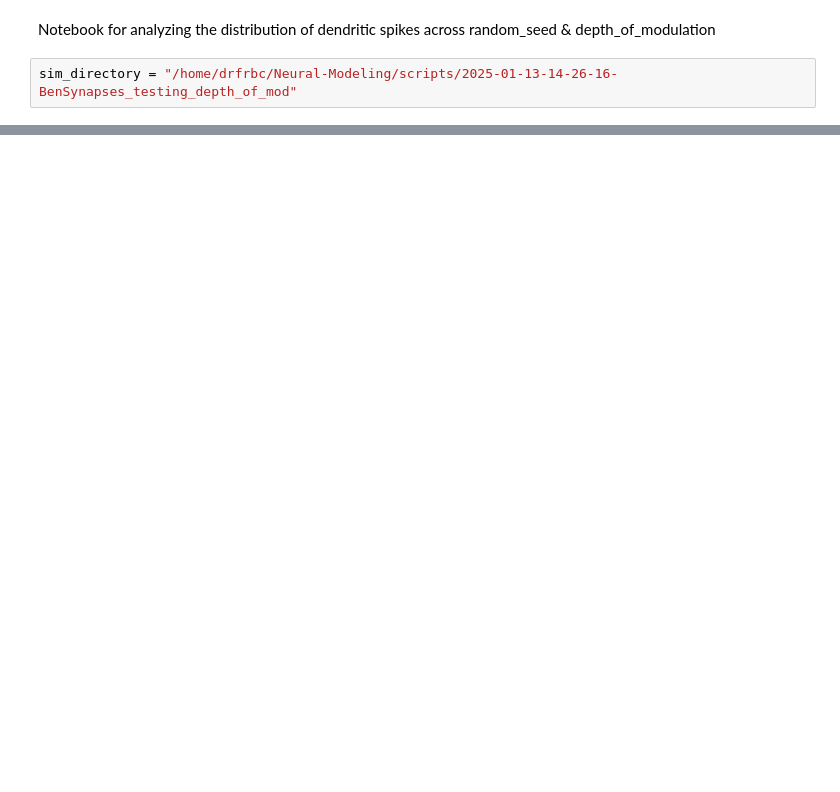
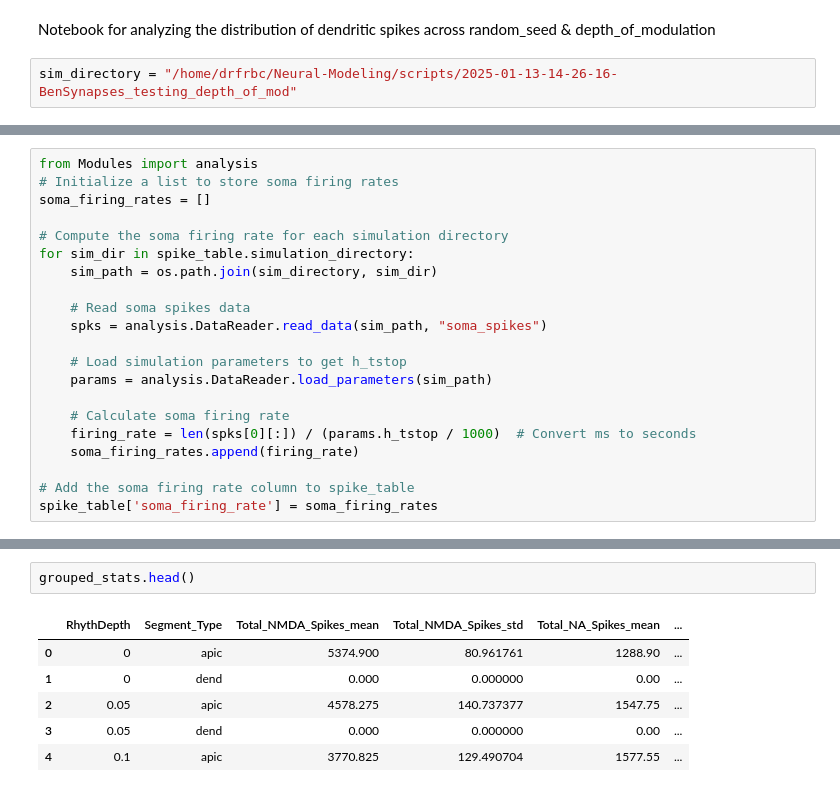
Before and after one commit to davidfague/Neural-Modeling, a Jupyter notebook: notebooks/rhyth_depth_mod_across_seeds.ipynb, the cells around one changed output, grey strips where cells are left out. Cells and saved outputs as stored; diff of their text form; blank space fills up the shorter version.

```diff
--- a/notebooks/rhyth_depth_mod_across_seeds.ipynb
+++ b/notebooks/rhyth_depth_mod_across_seeds.ipynb
@@ -20,0 +60,21 @@ ModuleNotFoundError: No module named 'synapse'
+# %%
+from Modules import analysis
+# Initialize a list to store soma firing rates
+soma_firing_rates = []
+
+# Compute the soma firing rate for each simulation directory
+for sim_dir in spike_table.simulation_directory:
+    sim_path = os.path.join(sim_directory, sim_dir)
+
+    # Read soma spikes data
+    spks = analysis.DataReader.read_data(sim_path, "soma_spikes")
+
+    # Load simulation parameters to get h_tstop
+    params = analysis.DataReader.load_parameters(sim_path)
+
+    # Calculate soma firing rate
+    firing_rate = len(spks[0][:]) / (params.h_tstop / 1000)  # Convert ms to seconds
+    soma_firing_rates.append(firing_rate)
+
+# Add the soma firing rate column to spike_table
+spike_table['soma_firing_rate'] = soma_firing_rates
@@ -20,0 +110,9 @@ ModuleNotFoundError: No module named 'synapse'
+# %%
+grouped_stats.head()
+# %% [output]
+|  | RhythDepth | Segment_Type | Total_NMDA_Spikes_mean | Total_NMDA_Spikes_std | Total_NA_Spikes_mean | ... |
+| 0 | 0 | apic | 5374.900 | 80.961761 | 1288.90 | ... |
+| 1 | 0 | dend | 0.000 | 0.000000 | 0.00 | ... |
+| 2 | 0.05 | apic | 4578.275 | 140.737377 | 1547.75 | ... |
+| 3 | 0.05 | dend | 0.000 | 0.000000 | 0.00 | ... |
+| 4 | 0.1 | apic | 3770.825 | 129.490704 | 1577.55 | ... |
```
Also changed, not shown: parts of 10 cells of this notebook.
